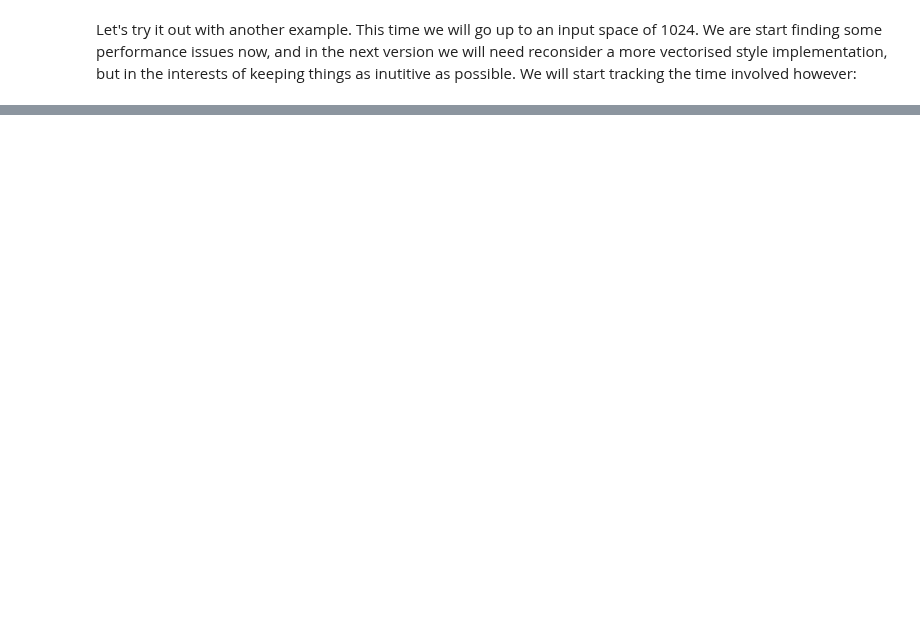
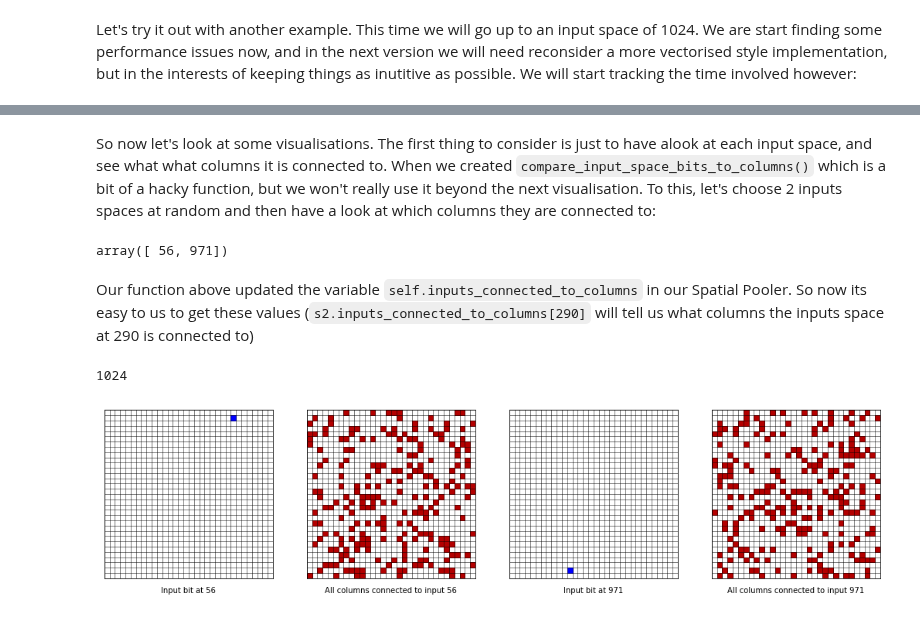
Before and after one commit to jgab3103/Jamie-Gabriel, a Jupyter notebook: Notebooks/jovyan/HTMProjects/HTM_Notes_6.ipynb, the cells around one changed output, grey strips where cells are left out. Saved outputs shown, nothing was run; the diff lists cells and outputs as text; code cells hidden in the pictures; blank space fills up the shorter version.

```diff
--- a/Notebooks/jovyan/HTMProjects/HTM_Notes_6.ipynb
+++ b/Notebooks/jovyan/HTMProjects/HTM_Notes_6.ipynb
@@ -464,3 +470,4 @@ Now let's add some inputs. Eventually we will not want to store the inputs our e
 # %%
-random_inputs = [SDR(input_space_size,active_bits_in_inputs) for i in range(0,3)]
+random_inputs = [SDR(input_space_size,active_bits_in_inputs, "TimeStep_" + str(i)) for i in range(0,3)]
+random_inputs[0].get_summary()
 # %% [output]
@@ -472,0 +497,36 @@ s2.get_summary()
+# %% [markdown]
+So now let's look at some visualisations. The first thing to consider is just to have alook at each input space, and see what what columns it is connected to. When we created <code>compare_input_space_bits_to_columns()</code> which is a bit of a hacky function, but we won't really use it beyond the next visualisation. To this, let's choose 2 inputs spaces at random and then have a look at which columns they are connected to:
+# %%
+random_bits_in_inputs_space = np.random.randint(0, 1024, 2)
+random_bits_in_inputs_space
+# %% [output]
+array([ 56, 971])
+# %% [markdown]
+Our function above updated the variable <code>self.inputs_connected_to_columns</code> in our Spatial Pooler. So now its easy to us to get these values (<code>s2.inputs_connected_to_columns[290]</code> will tell us what columns the inputs space at 290 is connected to)
+# %%
+bit_space_size_choice
+# %% [output]
+1024
+# %%
+fig, (ax1, ax2, ax3, ax4) = plt.subplots(1, 4, figsize=(18, 4))
+
+ax1 = hc.create_axis_for_sdr(ax1, np.sqrt(bit_space_size_choice) + 1, np.sqrt(bit_space_size_choice) + 1,
+                             number_of_bits_used_to_encode_value_choice, "Input bit at " + str(random_bits_in_inputs_space[0]))
+ax2 = hc.create_axis_for_sdr(ax2, np.sqrt(bit_space_size_choice) + 1, np.sqrt(bit_space_size_choice) + 1,
+                             number_of_bits_used_to_encode_value_choice, "All columns connected to input " + str(random_bits_in_inputs_space[0]))
+ax3 = hc.create_axis_for_sdr(ax3, np.sqrt(bit_space_size_choice) + 1, np.sqrt(bit_space_size_choice) + 1,
+                             number_of_bits_used_to_encode_value_choice, "Input bit at " + str(random_bits_in_inputs_space[1]))
+ax4 = hc.create_axis_for_sdr(ax4, np.sqrt(bit_space_size_choice) + 1, np.sqrt(bit_space_size_choice) + 1,
+                             number_of_bits_used_to_encode_value_choice, "All columns connected to input " + str(random_bits_in_inputs_space[1]))
+
+coords1 = hc.convert_sdr_to_tuple_for_visualisation([random_bits_in_inputs_space[0]], bit_space_size_choice)
+coords2 = hc.convert_sdr_to_tuple_for_visualisation([random_bits_in_inputs_space[1]], bit_space_size_choice)
+coords3 = hc.convert_sdr_to_tuple_for_visualisation(s2.inputs_connected_to_columns[random_bits_in_inputs_space[0]], bit_space_size_choice)
+coords4 = hc.convert_sdr_to_tuple_for_visualisation(s2.inputs_connected_to_columns[random_bits_in_inputs_space[1]], bit_space_size_choice)
+
+p = [ax1.add_patch(Rectangle(coords1[i], 1, 1, color = "blue")) for i in range(len(coords1))]
+p = [ax3.add_patch(Rectangle(coords2[i], 1, 1, color = "blue")) for i in range(len(coords2))]
+p = [ax2.add_patch(Rectangle(coords3[i], 1, 1, color = "#b30000")) for i in range(len(coords3))]
+p = [ax4.add_patch(Rectangle(coords4[i], 1, 1, color = "#b30000")) for i in range(len(coords4))]
+# %% [output]
+[figure, added]
```
Also changed, not shown: parts of 21 cells of this notebook, 1 other file.
